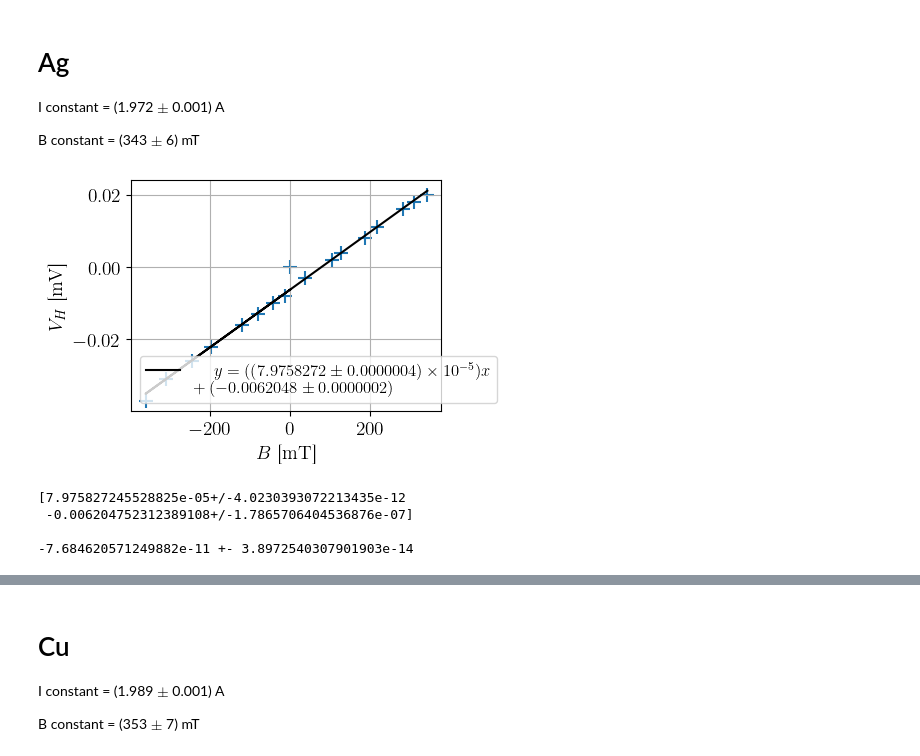
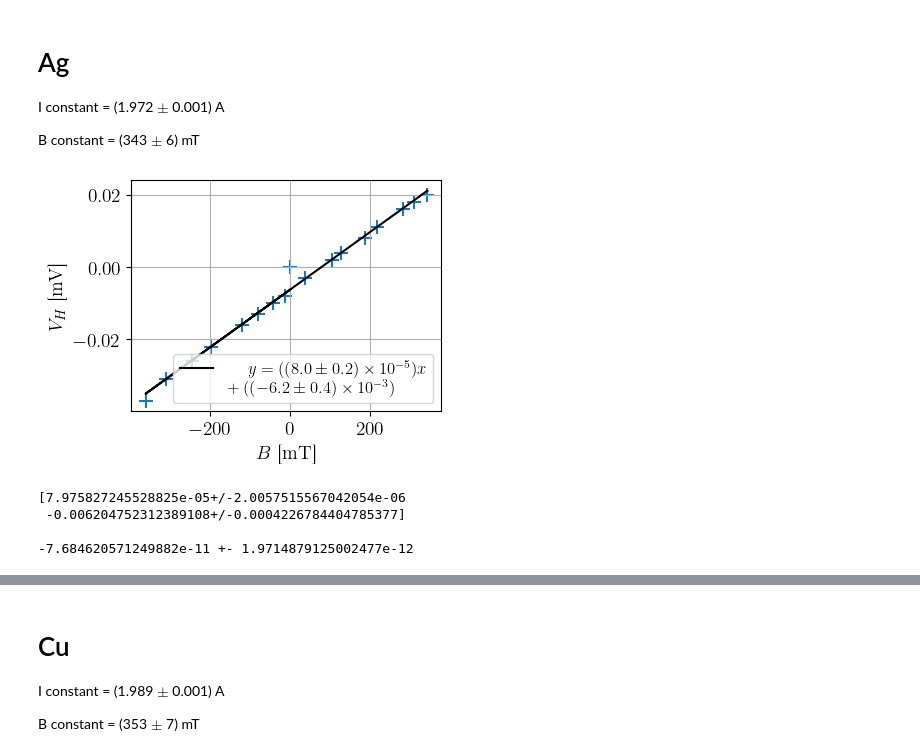
Before and after one commit to TomVdt/TPII-rapports, a Jupyter notebook: 03-H6-effet-hall/analyse/exp2.ipynb, the cells around one changed output, grey strips where cells are left out. Cells and saved outputs as stored; diff of their text form; code cells hidden in the pictures.

```diff
--- a/03-H6-effet-hall/analyse/exp2.ipynb
+++ b/03-H6-effet-hall/analyse/exp2.ipynb
@@ -20,38 +20,40 @@ B constant = (343 $\pm$ 6) mT
 # %%
 Ag_B = np.loadtxt("../data/Ag_5branch_B.csv", delimiter=",", skiprows=1)
 
 Bx = Ag_B[:,0]
 Vh = Ag_B[:,1]
 
 plt.scatter(Bx, Vh)
 # plt.errorbar(Bx, By, xerr=unp.std_devs(Bx), yerr=unp.std_devs(By))
 
 coefs, cov = np.polyfit(Bx, Vh, 1, cov=True)
 fit = np.poly1d(coefs)
-coefserr = unp.uarray(coefs, cov[(0,1),(0,1)])
+coefserr = unp.uarray(coefs, np.sqrt(cov[(0,1),(0,1)]))
 
-plt.plot(Bx, fit(Bx), label=r"$y = ({:.1uL})x \\+ ({:.1uL})$".format(*coefserr), color="black")
+plt.plot(Bx, fit(Bx), label=r"$y = ({:.1ueL})x \\+ ({:.1ueL})$".format(*coefserr), color="black")
 
 plt.legend()
 plt.xlabel(r"$B$ [\si{\milli \tesla}]")
 plt.ylabel(r"$V_H$ [\si{\milli \volt}]")
 plt.grid()
 # plt.tight_layout(pad=0.5)
+
+plt.savefig("../figures/Ag_B.pdf")
 # %% [output]
-[figure, old version]
+[figure, new version]
 # %%
 print(coefserr, "\n")
 a = 1.9e-6
 Ic = 1.972
 deltaIc = 0.001
 Rh = -coefs[0] * a / Ic
-Rherr = (a/Ic) * 4.0230393072213435e-12 + a*(coefs[0]/(Ic**2))* deltaIc
+Rherr = (a/Ic) * 2.0057515567042054e-06 + a*(coefs[0]/(Ic**2))* deltaIc
 print(f"{Rh} +- {Rherr}")
 # %% [output]
-[7.975827245528825e-05+/-4.0230393072213435e-12
- -0.006204752312389108+/-1.7865706404536876e-07]
+[7.975827245528825e-05+/-2.0057515567042054e-06
+ -0.006204752312389108+/-0.0004226784404785377]
 
--7.684620571249882e-11 +- 3.8972540307901903e-14
+-7.684620571249882e-11 +- 1.9714879125002477e-12
 # %%
 N = 1/(q * Rh)
 deltaN = Rherr/(q * Rh**2)
```
Also changed, not shown: parts of 17 cells of this notebook, 9 other files.
